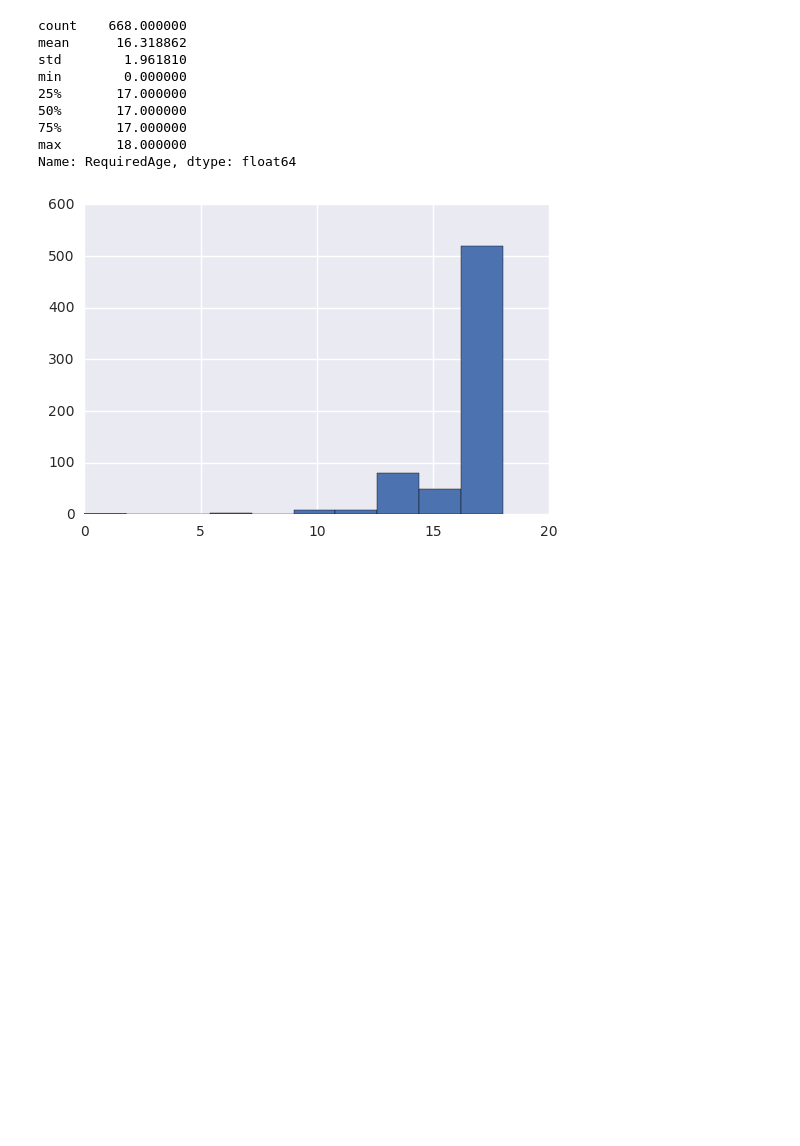
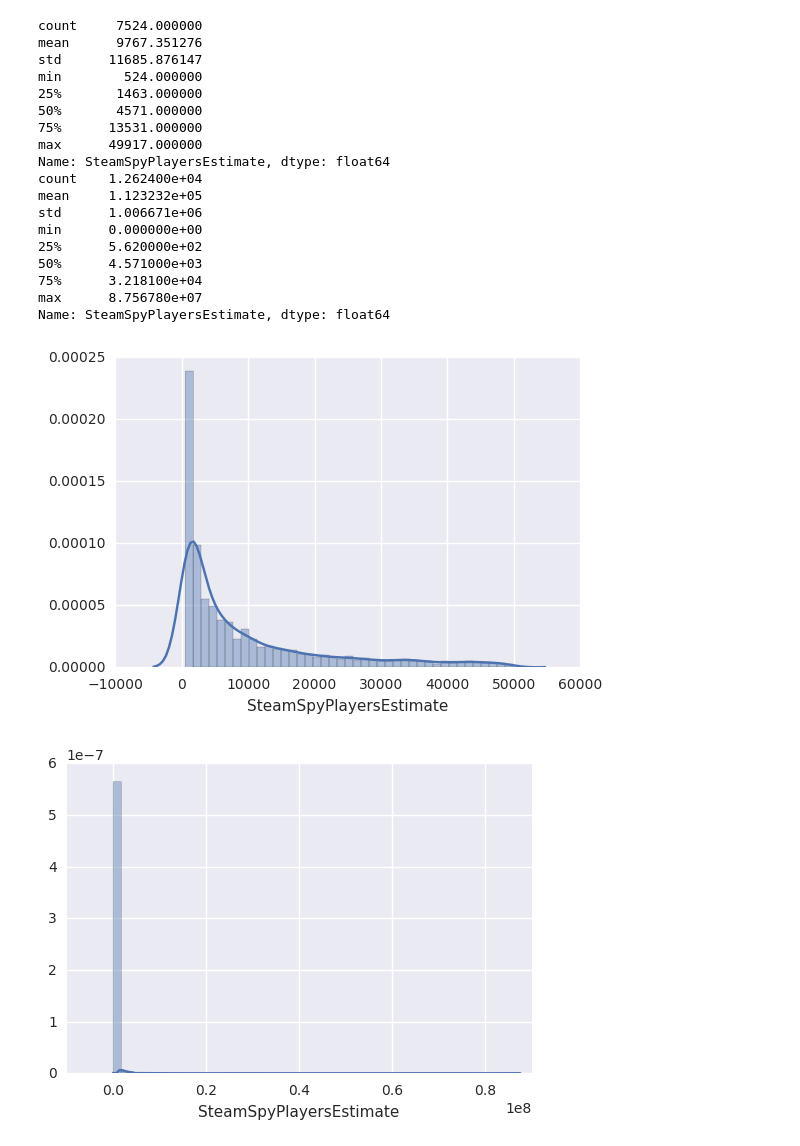
Before and after one commit to CraigKelly/steam-data, a Jupyter notebook: analysis/Exploring.ipynb, the cells around one changed output. Saved outputs shown, nothing was run; the diff lists cells and outputs as text; code cells hidden in the pictures; blank space fills up the shorter version.

```diff
--- a/analysis/Exploring.ipynb
+++ b/analysis/Exploring.ipynb
@@ -15,17 +27,37 @@ Index(['QueryID', 'ResponseName', 'QueryName', 'ResponseName.1', 'RequiredAge',
       dtype='object')
-# %%
-def one(name):
-    data[name].hist();
-    return data[name].describe()
-one('RequiredAge')
-# %% [output]
-count    668.000000
-mean      16.318862
-std        1.961810
-min        0.000000
-25%       17.000000
-50%       17.000000
-75%       17.000000
-max       18.000000
-Name: RequiredAge, dtype: float64
-[figure, removed]
+# %%
+def one(name, nonzero=True, bound=None):
+    d = data
+    if nonzero:
+        d = d[d[name] > 0.0]
+    if bound:
+        d = d[d[name] < bound]
+    d = d[name]
+
+    sea.distplot(d, kde=True, rug=False)
+    return d.describe()
+
+print(one('SteamSpyPlayersEstimate', True, 50000))
+plt.figure()
+print(one('SteamSpyPlayersEstimate', False))
+# %% [output]
+count     7524.000000
+mean      9767.351276
+std      11685.876147
+min        524.000000
+25%       1463.000000
+50%       4571.000000
+75%      13531.000000
+max      49917.000000
+Name: SteamSpyPlayersEstimate, dtype: float64
+count    1.262400e+04
+mean     1.123232e+05
+std      1.006671e+06
+min      0.000000e+00
+25%      5.620000e+02
+50%      4.571000e+03
+75%      3.218100e+04
+max      8.756780e+07
+Name: SteamSpyPlayersEstimate, dtype: float64
+[figure, added]
+[figure, added]
```
Also changed, not shown: parts of 2 cells of this notebook.
